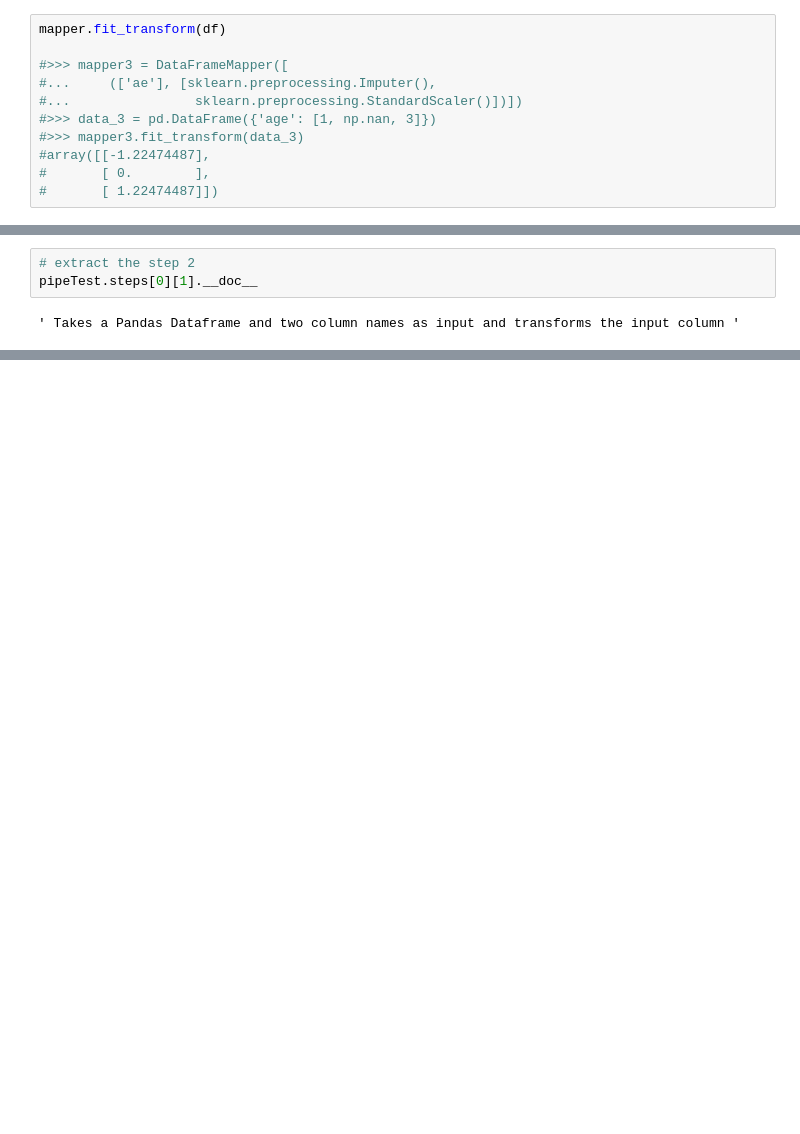
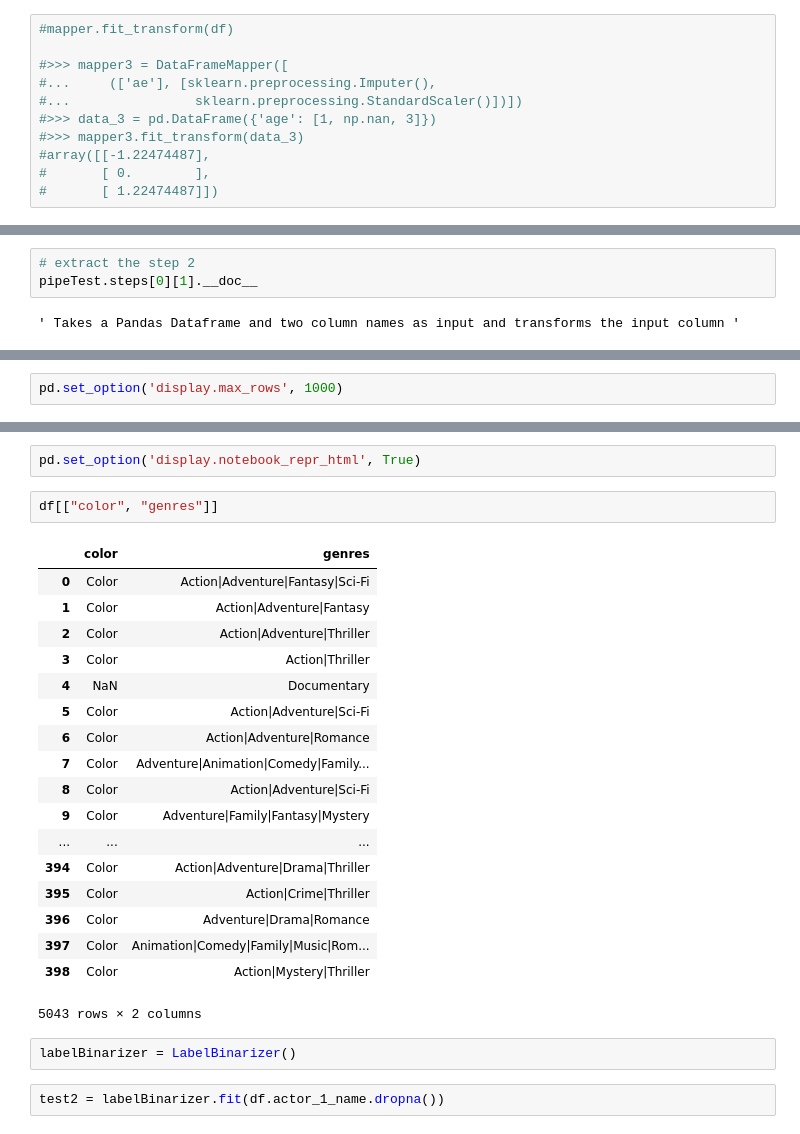
Before and after one commit to Jodahr/ImdbMovies, a Jupyter notebook: ImdbMovies.ipynb, the cells around one changed output, grey strips where cells are left out. Cells and saved outputs as stored; diff of their text form; blank space fills up the shorter version.

```diff
--- a/ImdbMovies.ipynb
+++ b/ImdbMovies.ipynb
@@ -169,5 +169,5 @@ pipelines = Pipeline([
 # %%
-mapper.fit_transform(df)
+#mapper.fit_transform(df)
 
 #>>> mapper3 = DataFrameMapper([
 #...     (['ae'], [sklearn.preprocessing.Imputer(),
@@ -299,0 +361,2 @@ pipeTest.steps[0][1].__doc__
+# %%
+pd.set_option('display.max_rows', 1000)
@@ -299,0 +372,27 @@ pipeTest.steps[0][1].__doc__
+# %%
+pd.set_option('display.notebook_repr_html', True)
+# %%
+df[["color", "genres"]]
+# %% [output]
+|  | color | genres |
+| 0 | Color | Action|Adventure|Fantasy|Sci-Fi |
+| 1 | Color | Action|Adventure|Fantasy |
+| 2 | Color | Action|Adventure|Thriller |
+| 3 | Color | Action|Thriller |
+| 4 | NaN | Documentary |
+| 5 | Color | Action|Adventure|Sci-Fi |
+| 6 | Color | Action|Adventure|Romance |
+| 7 | Color | Adventure|Animation|Comedy|Family... |
+| 8 | Color | Action|Adventure|Sci-Fi |
+| 9 | Color | Adventure|Family|Fantasy|Mystery |
+| ... | ... | ... |
+| 394 | Color | Action|Adventure|Drama|Thriller |
+| 395 | Color | Action|Crime|Thriller |
+| 396 | Color | Adventure|Drama|Romance |
+| 397 | Color | Animation|Comedy|Family|Music|Rom... |
+| 398 | Color | Action|Mystery|Thriller |
+5043 rows × 2 columns
+# %%
+labelBinarizer = LabelBinarizer()
+# %%
+test2 = labelBinarizer.fit(df.actor_1_name.dropna())
```
Also changed, not shown: parts of 32 cells of this notebook, 1 other file.
